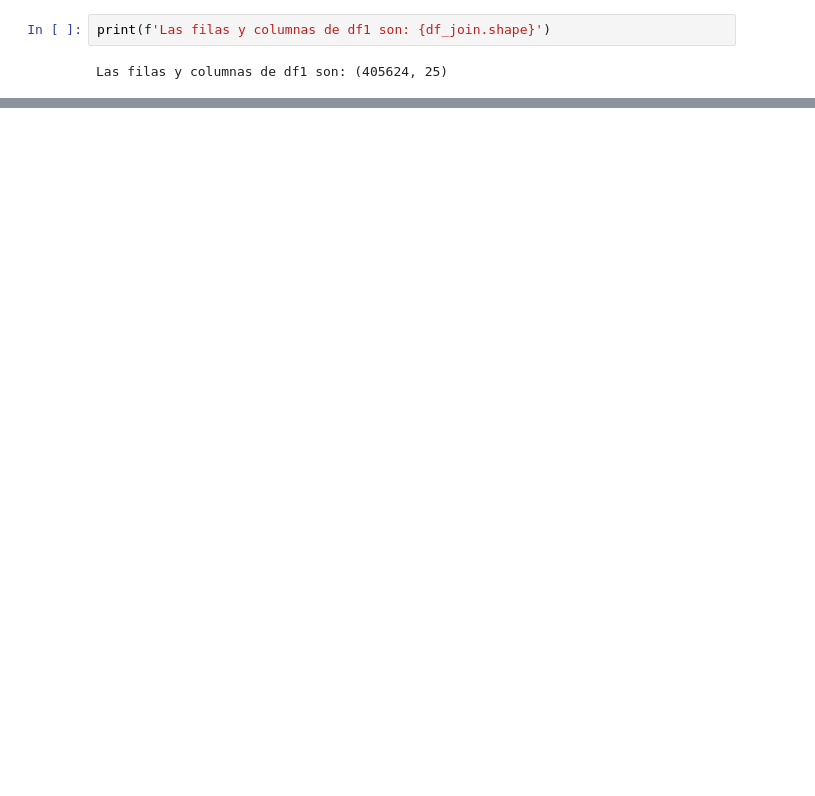
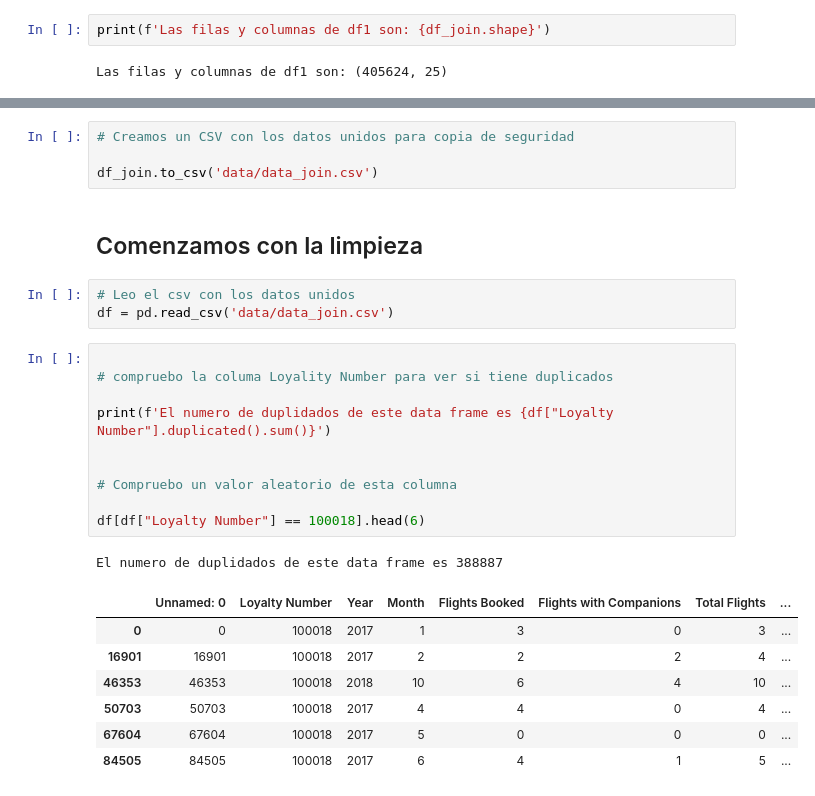
Before and after one commit to Adalab/bda-modulo-3-evaluacion-final-laural87, a Jupyter notebook: fase1_exploracion_limpieza.ipynb, the cells around one changed output, grey strips where cells are left out. Saved outputs shown, nothing was run; the diff lists cells and outputs as text; blank space fills up the shorter version.

```diff
--- a/fase1_exploracion_limpieza.ipynb
+++ b/fase1_exploracion_limpieza.ipynb
@@ -288,3 +293,31 @@ Flights with Companions      405624.0       1.031805       2.076869
 dtypes: float64(5), int64(11), object(9)
 memory usage: 77.4+ MB
 ============================================================================
+# %%
+# Creamos un CSV con los datos unidos para copia de seguridad
+
+df_join.to_csv('data/data_join.csv')
+# %% [markdown]
+## Comenzamos con la limpieza
+# %%
+# Leo el csv con los datos unidos
+df = pd.read_csv('data/data_join.csv')
+# %%
+
+# compruebo la columa Loyality Number para ver si tiene duplicados
+
+print(f'El numero de duplidados de este data frame es {df["Loyalty Number"].duplicated().sum()}')
+
+
+# Compruebo un valor aleatorio de esta columna
+
+df[df["Loyalty Number"] == 100018].head(6)
+# %% [output]
+El numero de duplidados de este data frame es 388887
+|  | Unnamed: 0 | Loyalty Number | Year | Month | Flights Booked | Flights with Companions | Total Flights | ... |
+| 0 | 0 | 100018 | 2017 | 1 | 3 | 0 | 3 | ... |
+| 16901 | 16901 | 100018 | 2017 | 2 | 2 | 2 | 4 | ... |
+| 46353 | 46353 | 100018 | 2018 | 10 | 6 | 4 | 10 | ... |
+| 50703 | 50703 | 100018 | 2017 | 4 | 4 | 0 | 4 | ... |
+| 67604 | 67604 | 100018 | 2017 | 5 | 0 | 0 | 0 | ... |
+| 84505 | 84505 | 100018 | 2017 | 6 | 4 | 1 | 5 | ... |
```
Also changed, not shown: parts of 25 cells of this notebook, 2 other files.
